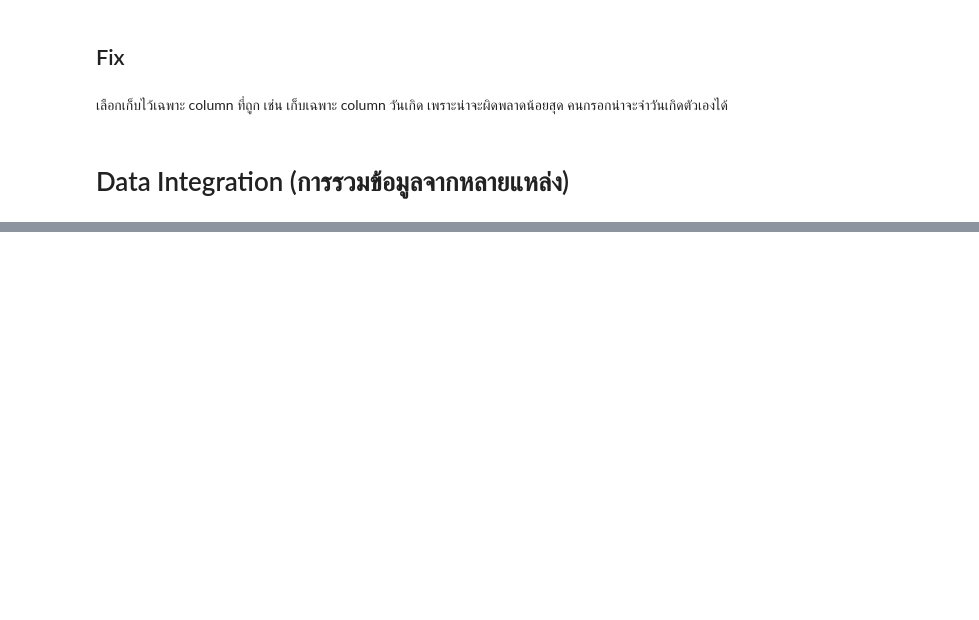
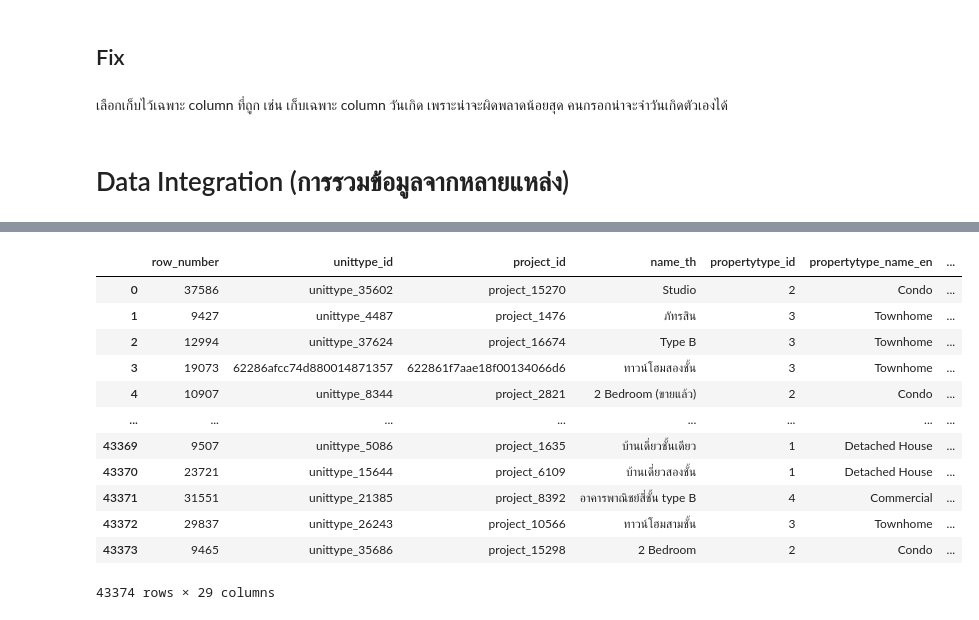
Before and after one commit to Pimchanok6430205105/BSC_DPDM23, a Jupyter notebook: Data_Preprocessing.ipynb, the cells around one changed output, grey strips where cells are left out. Drawn from its saved outputs; the diff is of its cells as text; code cells hidden in the pictures; blank space fills up the shorter version.

```diff
--- a/Data_Preprocessing.ipynb
+++ b/Data_Preprocessing.ipynb
@@ -496,0 +570,20 @@ shopping_data['age'] = shopping_data['age'].replace('less than 18',17)
+# %%
+project_df = project_df.drop_duplicates(subset=['project_id'],keep='last')
+# %%
+unit_df['province_en'] = unit_df['project_id'].map(project_df.set_index('project_id')['province_name_en'])
+# %%
+unit_df
+# %% [output]
+|  | row_number | unittype_id | project_id | name_th | propertytype_id | propertytype_name_en | ... |
+| 0 | 37586 | unittype_35602 | project_15270 | Studio | 2 | Condo | ... |
+| 1 | 9427 | unittype_4487 | project_1476 | ภัทรสิน | 3 | Townhome | ... |
+| 2 | 12994 | unittype_37624 | project_16674 | Type B | 3 | Townhome | ... |
+| 3 | 19073 | 62286afcc74d880014871357 | 622861f7aae18f00134066d6 | ทาวน์โฮมสองชั้น | 3 | Townhome | ... |
+| 4 | 10907 | unittype_8344 | project_2821 | 2 Bedroom (ขายแล้ว) | 2 | Condo | ... |
+| ... | ... | ... | ... | ... | ... | ... | ... |
+| 43369 | 9507 | unittype_5086 | project_1635 | บ้านเดี่ยวชั้นเดียว | 1 | Detached House | ... |
+| 43370 | 23721 | unittype_15644 | project_6109 | บ้านเดี่ยวสองชั้น | 1 | Detached House | ... |
+| 43371 | 31551 | unittype_21385 | project_8392 | อาคารพาณิชย์สี่ชั้น type B | 4 | Commercial | ... |
+| 43372 | 29837 | unittype_26243 | project_10566 | ทาวน์โฮมสามชั้น | 3 | Townhome | ... |
+| 43373 | 9465 | unittype_35686 | project_15298 | 2 Bedroom | 2 | Condo | ... |
+43374 rows × 29 columns
```
Also changed, not shown: parts of 19 cells of this notebook.
